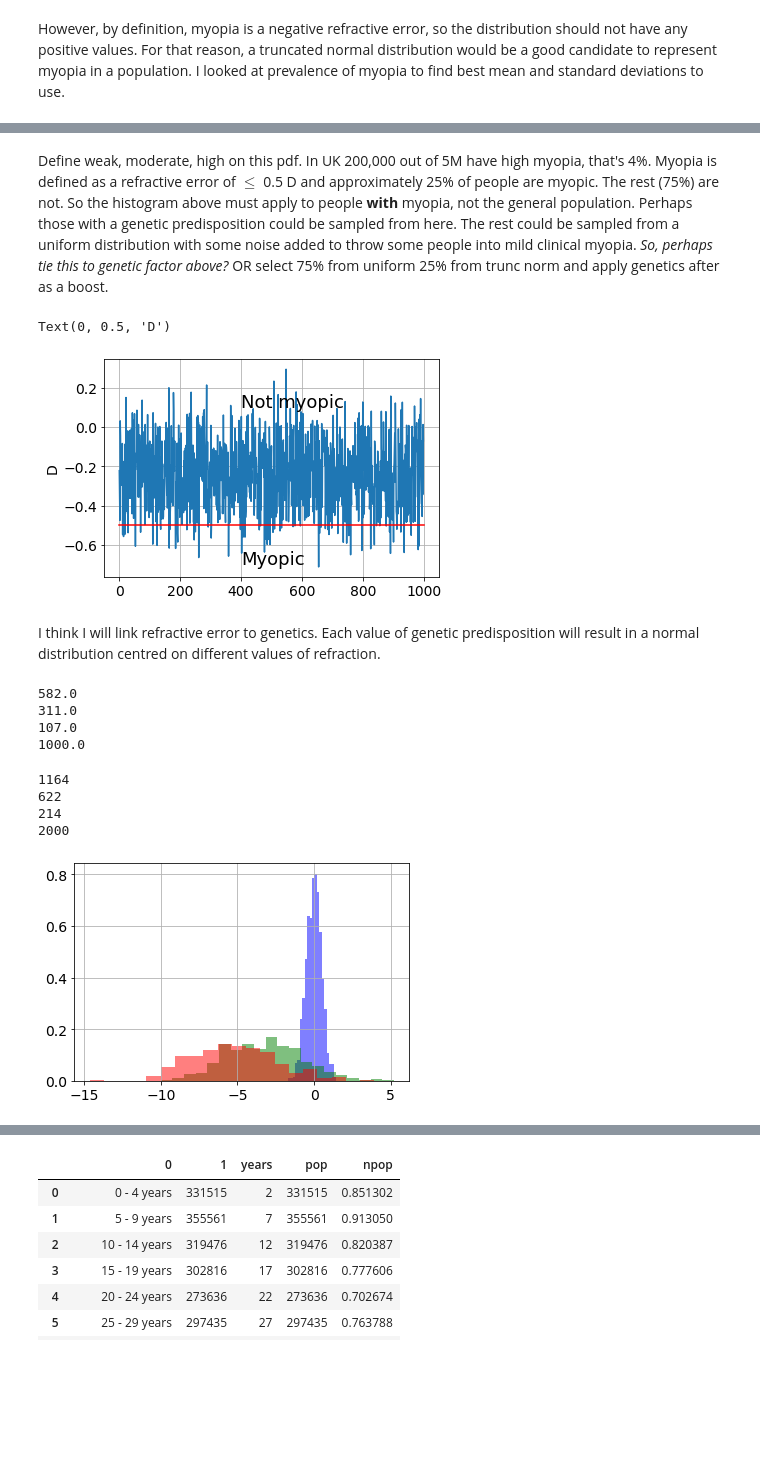
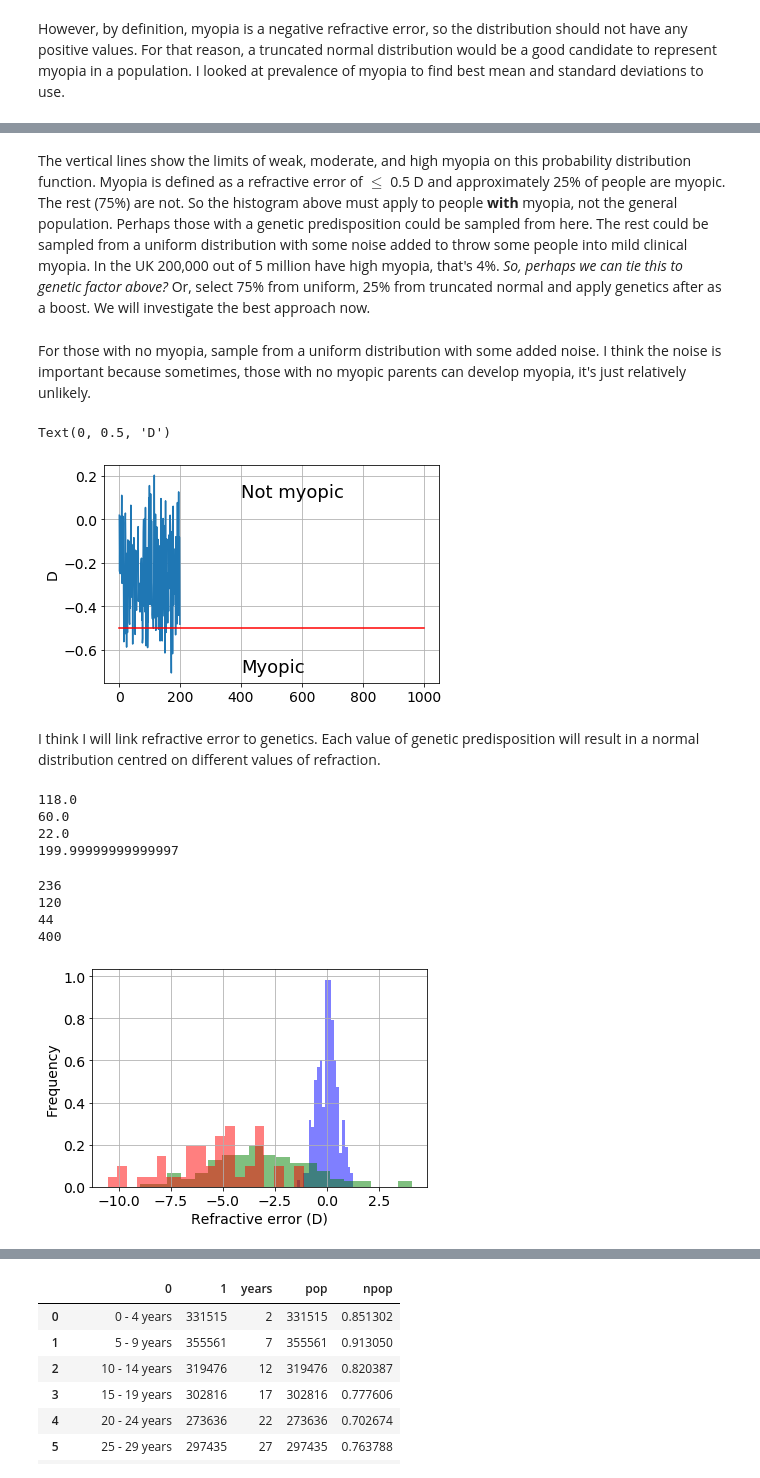
Before and after one commit to elizabethdaly/simulating-data, a Jupyter notebook: eyesight.ipynb, the cells around one changed output, grey strips where cells are left out. Cells and saved outputs as stored; diff of their text form; code cells hidden in the pictures; blank space fills up the shorter version.

```diff
--- a/eyesight.ipynb
+++ b/eyesight.ipynb
@@ -106,7 +106,7 @@ It's interesting to note that her dad has myopia, as do all of his siblings. In
 ## 4. Investigation of variables
 # %%
 # number of samples/observations in the data set
-n = 1000
+n = 200
 # %% [markdown]
 ### 4.1 Genes
 # %% [markdown]
@@ -188,10 +189,12 @@ plt.grid()
 # %% [markdown]
-Define weak, moderate, high on this pdf. In UK 200,000 out of 5M have high myopia, that's 4%. Myopia is defined as a refractive error of $\leq$ 0.5 D and approximately 25% of people are myopic. The rest (75%) are not. So the histogram above must apply to people **with** myopia, not the general population. Perhaps those with a genetic predisposition could be sampled from here. The rest could be sampled from a uniform distribution with some noise added to throw some people into mild clinical myopia.
-*So, perhaps tie this to genetic factor above?*
-OR select 75% from uniform 25% from trunc norm and apply genetics after as a boost.
+The vertical lines  show the limits of weak, moderate, and high myopia on this probability distribution function. Myopia is defined as a refractive error of $\leq$ 0.5 D and approximately 25% of people are myopic. The rest (75%) are not. So the histogram above must apply to people **with** myopia, not the general population. Perhaps those with a genetic predisposition could be sampled from here. The rest could be sampled from a uniform distribution with some noise added to throw some people into mild clinical myopia. In the UK 200,000 out of 5 million have high myopia, that's 4%.
+*So, perhaps we can tie this to genetic factor above?* Or, select 75% from uniform, 25% from truncated normal and apply genetics after as a boost. We will investigate the best approach now.
+# %% [markdown]
+For those with no myopia, sample from a uniform distribution with some added noise. I think the noise is important because sometimes, those with no myopic parents can develop myopia, it's just relatively unlikely.
 # %%
+# Sample from a uniform distribution with some added noise.
 base =  np.random.uniform(0, -0.5, n) + np.random.normal(0, 0.1, n)
-# Beware the pos values
+# Beware positive values
 x = np.arange(0, n)
 plt.plot(x, base)
 plt.plot([0, 1000], [-0.5, -0.5], 'r')
@@ -202,7 +205,7 @@ plt.grid()
 plt.ylabel('D')
 # %% [output]
 Text(0, 0.5, 'D')
-[figure, old version]
+[figure, new version]
 # %% [markdown]
 I think I will link refractive error to genetics. Each value of genetic predisposition will result in a normal distribution centred on different values of refraction.
 # %%
@@ -215,39 +218,41 @@ fstrong = np.count_nonzero(genes == 'strong')/len(genes)
 print(n * fnone)
 print(n * fsome)
 print(n * fstrong)
-# Want sum to always add to n for generating dataframe
+
+# Want sum to always add to n for generating final dataframe. Doesn't always so beware.
 print(n * (fnone + fsome + fstrong))
 # %% [output]
-582.0
-311.0
-107.0
-1000.0
+118.0
+60.0
+22.0
+199.99999999999997
 # %%
-#n = 1000
-
+# Three distributions with different means and standard deviation.
 m0, s0 =  0, 0.5 # if Genes = none
 m1, s1 = -3.2, 2.4 # if Genes = some
 m2, s2 = -5, 2.4 # if Genes = strong
 
-# No of samples from each group reflects no in that group.
+# Number of samples from each group reflects the number in that group.
 # n from strong, more from some, more again from none
 n0 = np.random.normal(m0, s0, int(2 *n * fnone))
 n1 = np.random.normal(m1, s1, int(2 * n * fsome))
 n2 = np.random.normal(m2, s2, int(2 * n * fstrong))
 
 print(len(n0))
 print(len(n1))
 print(len(n2))
 print(len(n0) + len(n1) + len(n2))
 
 plt.hist(n0, bins=20, density=True, alpha=0.5, FaceColor='b')
 plt.hist(n1, bins=20, density=True, alpha=0.5, FaceColor='g')
 plt.hist(n2, bins=20, density=True, alpha=0.5, FaceColor='r')
+plt.xlabel("Refractive error (D)")
+plt.ylabel("Frequency")
 plt.grid()
 # %% [output]
-1164
-622
-214
-2000
+236
+120
+44
+400
-[figure, old version]
+[figure, new version]
 # %% [markdown]
```
Also changed, not shown: parts of 24 cells of this notebook, 1 other file.
